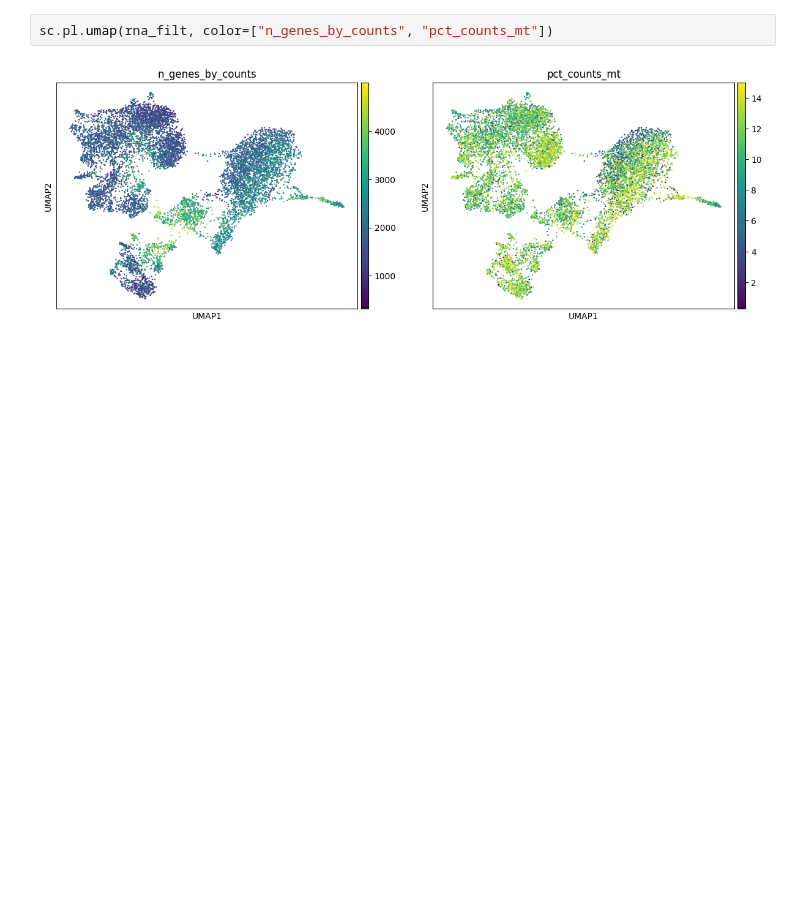
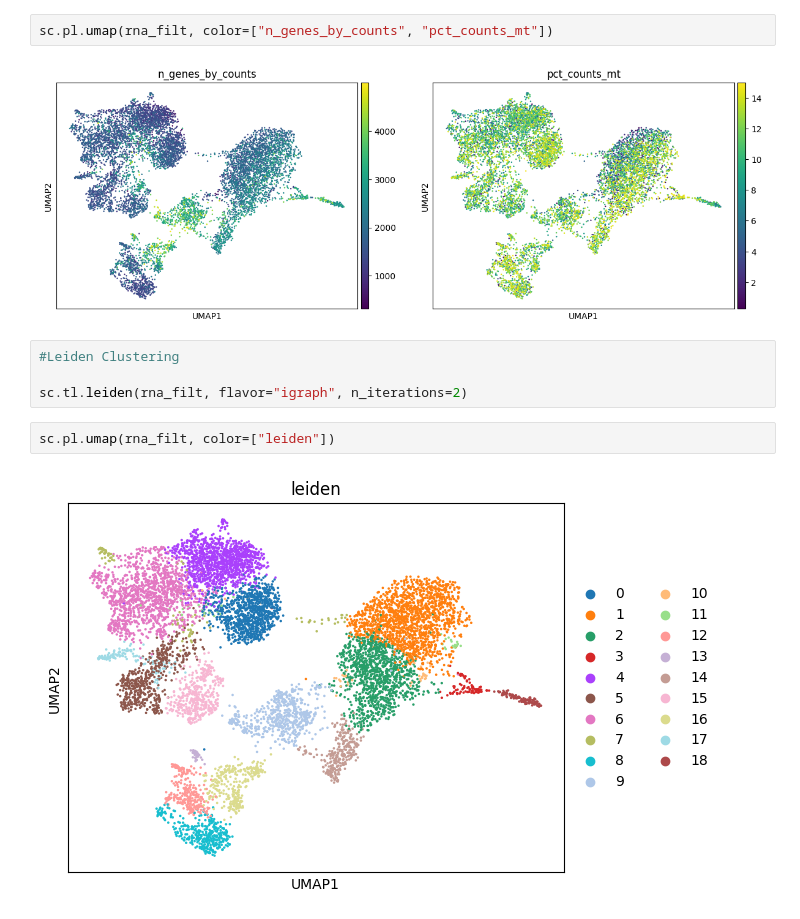
Before and after one commit to JuliaJung00/multiome-integration-scRNA-scATAC, a Jupyter notebook: notebooks/02_rna_preprocessing_umap.ipynb, the cells around one changed output. Saved outputs shown, nothing was run; the diff lists cells and outputs as text; blank space fills up the shorter version.

```diff
--- a/notebooks/02_rna_preprocessing_umap.ipynb
+++ b/notebooks/02_rna_preprocessing_umap.ipynb
@@ -60,3 +60,11 @@ sc.pl.umap(rna_filt)
 sc.pl.umap(rna_filt, color=["n_genes_by_counts", "pct_counts_mt"])
 # %% [output]
 [figure]
+# %%
+#Leiden Clustering
+
+sc.tl.leiden(rna_filt, flavor="igraph", n_iterations=2)
+# %%
+sc.pl.umap(rna_filt, color=["leiden"])
+# %% [output]
+[figure, added]
```
Also changed, not shown: parts of 2 cells of this notebook.
